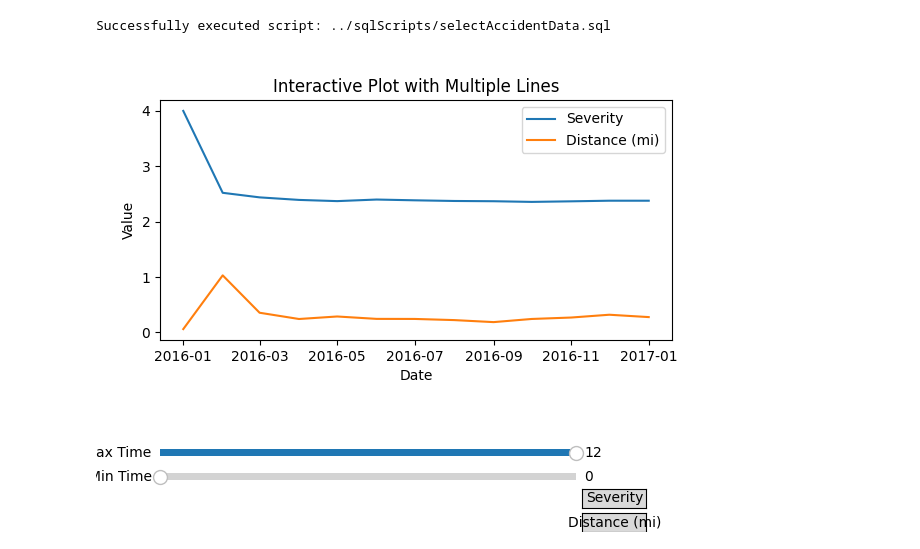
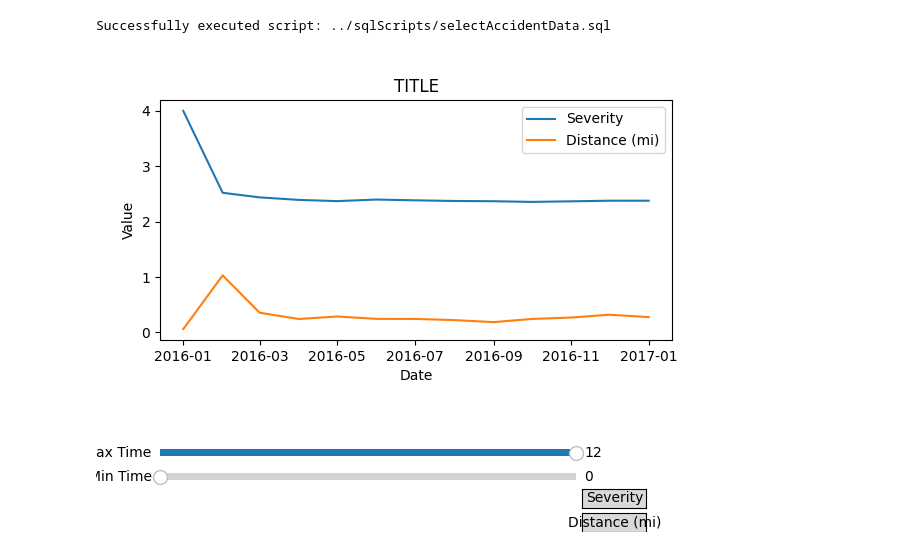
Before and after one commit to michaelbennieUFL/CIS4301-Group-Project, a Jupyter notebook: frontEnd/hello-world.ipynb, the cells around one changed output. Saved outputs shown, nothing was run; the diff lists cells and outputs as text; code cells hidden in the pictures.

```diff
--- a/frontEnd/hello-world.ipynb
+++ b/frontEnd/hello-world.ipynb
@@ -43,6 +43,6 @@ labels=["Severity", "Distance (mi)"]
 # %% [output]
 Successfully executed script: ../sqlScripts/selectAccidentData.sql
 # %%
-plot(data,labels)
+plot(data,labels,"TITLE")
 # %% [output]
-[figure, old version]
+[figure, new version]
```
